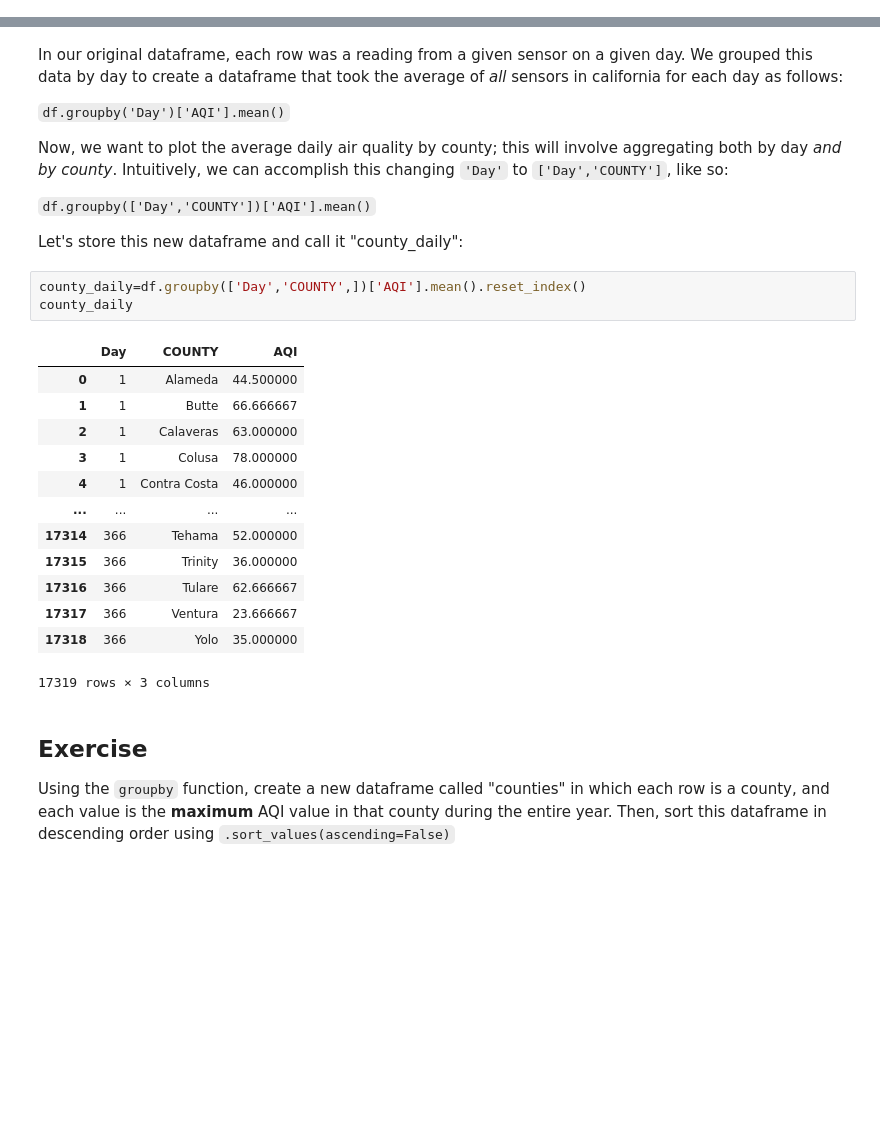
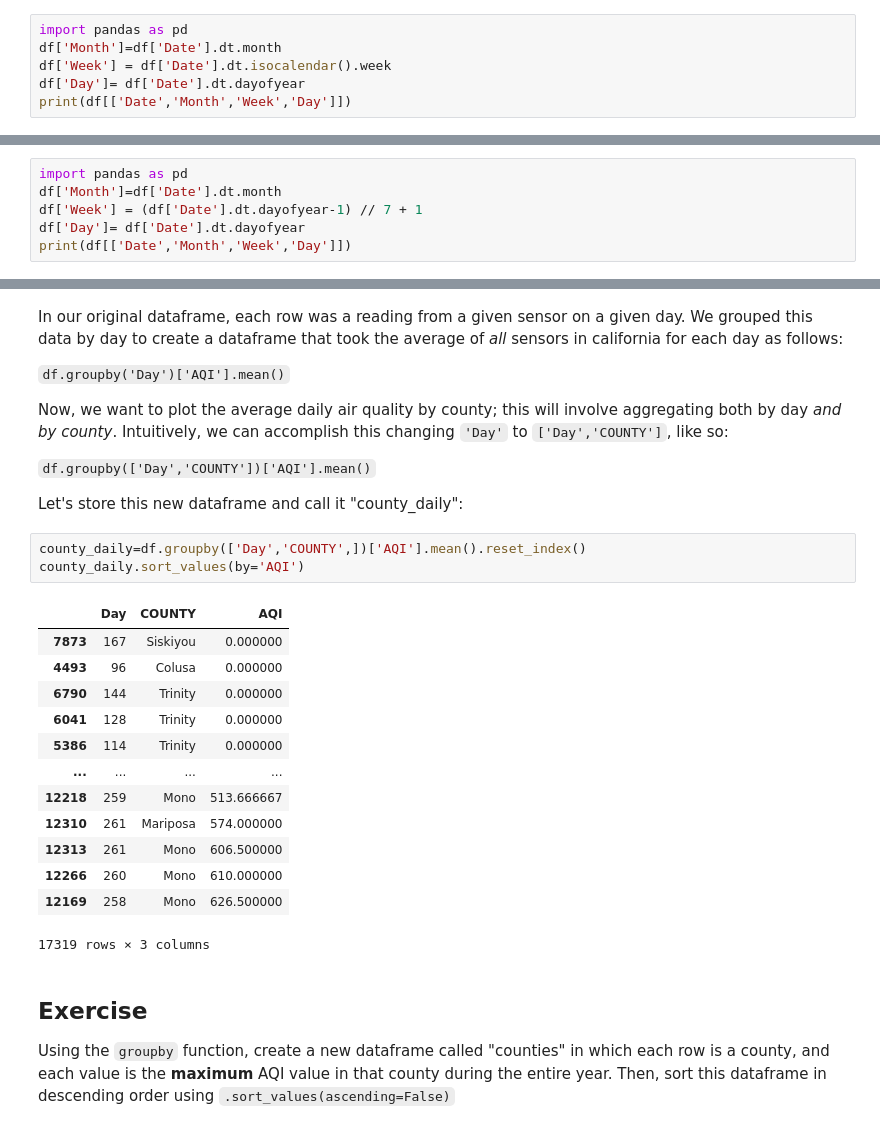
Before and after one commit to yuhengding1206/QM2-2024, a Jupyter notebook: notebooks/W03. Spatial Data.ipynb, the cells around one changed output, grey strips where cells are left out. Drawn from its saved outputs; the diff is of its cells as text; blank space fills up the shorter version.

```diff
--- a/notebooks/W03. Spatial Data.ipynb
+++ b/notebooks/W03. Spatial Data.ipynb
@@ -111,3 +112,9 @@ When I print the new columns we've made ("Month" and "Day") next to the original
 ### Exercise
 
 [Here's](https://pandas.pydata.org/docs/reference/api/pandas.Series.dt.dayofyear.html) the documentation for the pandas function that allowed us to extract the day of year from the datetime column. Using the documentation on this page, create a new column in the dataframe that contains the week of year.
+# %%
+import pandas as pd
+df['Month']=df['Date'].dt.month
+df['Week'] = df['Date'].dt.isocalendar().week
+df['Day']= df['Date'].dt.dayofyear
+print(df[['Date','Month','Week','Day']])
@@ -113,0 +136,6 @@ When I print the new columns we've made ("Month" and "Day") next to the original
+# %%
+import pandas as pd
+df['Month']=df['Date'].dt.month
+df['Week'] = (df['Date'].dt.dayofyear-1) // 7 + 1
+df['Day']= df['Date'].dt.dayofyear
+print(df[['Date','Month','Week','Day']])
@@ -184,20 +245,20 @@ Now, we want to plot the average daily air quality by county; this will involve
 Let's store this new dataframe and call it "county_daily":
 # %%
 county_daily=df.groupby(['Day','COUNTY',])['AQI'].mean().reset_index()
-county_daily
+county_daily.sort_values(by='AQI')
 # %% [output]
 |  | Day | COUNTY | AQI |
-| 0 | 1 | Alameda | 44.500000 |
-| 1 | 1 | Butte | 66.666667 |
-| 2 | 1 | Calaveras | 63.000000 |
-| 3 | 1 | Colusa | 78.000000 |
-| 4 | 1 | Contra Costa | 46.000000 |
+| 7873 | 167 | Siskiyou | 0.000000 |
+| 4493 | 96 | Colusa | 0.000000 |
+| 6790 | 144 | Trinity | 0.000000 |
+| 6041 | 128 | Trinity | 0.000000 |
+| 5386 | 114 | Trinity | 0.000000 |
 | ... | ... | ... | ... |
-| 17314 | 366 | Tehama | 52.000000 |
-| 17315 | 366 | Trinity | 36.000000 |
-| 17316 | 366 | Tulare | 62.666667 |
-| 17317 | 366 | Ventura | 23.666667 |
-| 17318 | 366 | Yolo | 35.000000 |
+| 12218 | 259 | Mono | 513.666667 |
+| 12310 | 261 | Mariposa | 574.000000 |
+| 12313 | 261 | Mono | 606.500000 |
+| 12266 | 260 | Mono | 610.000000 |
+| 12169 | 258 | Mono | 626.500000 |
 17319 rows × 3 columns
 # %% [markdown]
 ## Exercise
```
Also changed, not shown: parts of 6 cells of this notebook.
